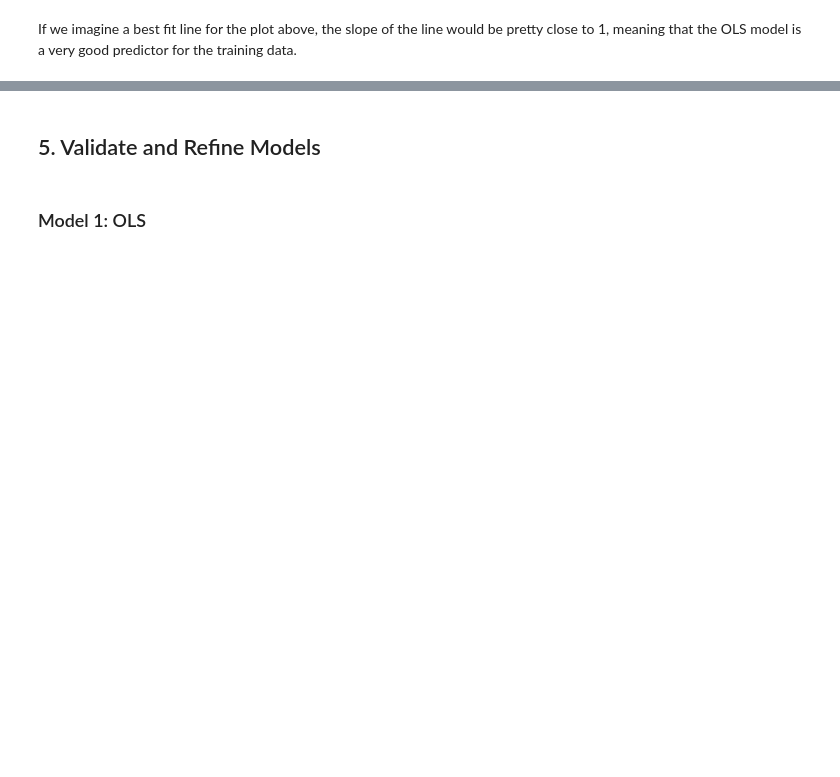
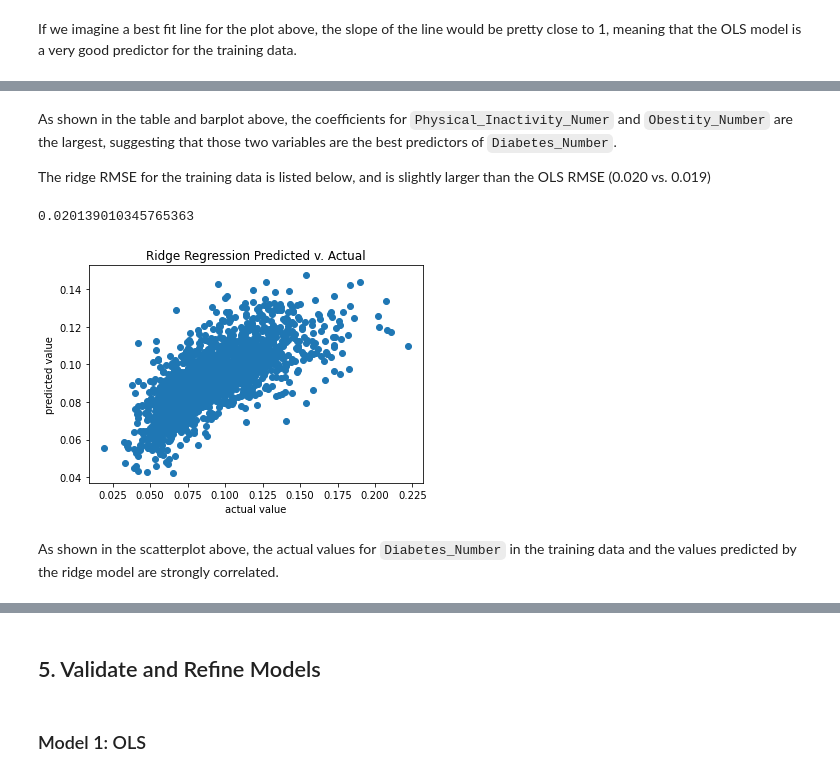
Before and after one commit to alonzoack/CSS_Project2_Group5, a Jupyter notebook: Project 2 Students.ipynb, the cells around one changed output, grey strips where cells are left out. Saved outputs shown, nothing was run; the diff lists cells and outputs as text; code cells hidden in the pictures; blank space fills up the shorter version.

```diff
--- a/Project 2 Students.ipynb
+++ b/Project 2 Students.ipynb
@@ -440,0 +550,21 @@ If we imagine a best fit line for the plot above, the slope of the line would be
+# %% [markdown]
+As shown in the table and barplot above, the coefficients for `Physical_Inactivity_Numer` and `Obestity_Number` are the largest, suggesting that those two variables are the best predictors of `Diabetes_Number`.
+
+The ridge RMSE for the training data is listed below, and is slightly larger than the OLS RMSE (0.020 vs. 0.019)
+# %%
+# predict the rate of diabetes
+ridge_pred = ridge_model.predict(X_train)
+rmse(ridge_pred, y_train)
+# %% [output]
+0.020139010345765363
+# %%
+# plot actual vs predicted values
+plt.scatter(y_train, ridge_pred)
+plt.title('Ridge Regression Predicted v. Actual')
+plt.xlabel('actual value')
+plt.ylabel('predicted value')
+plt.show()
+# %% [output]
+[figure, added]
+# %% [markdown]
+As shown in the scatterplot above, the actual values for `Diabetes_Number` in the training data and the values predicted by the ridge model are strongly correlated.
```
Also changed, not shown: parts of 56 cells of this notebook.
